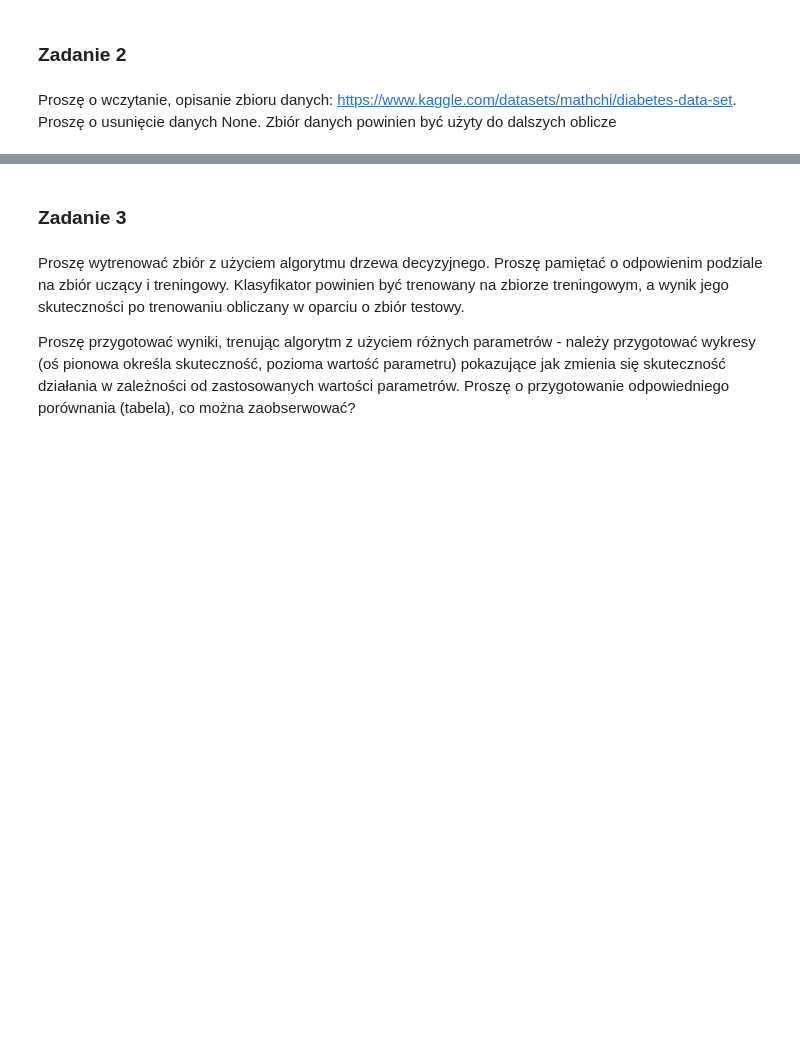
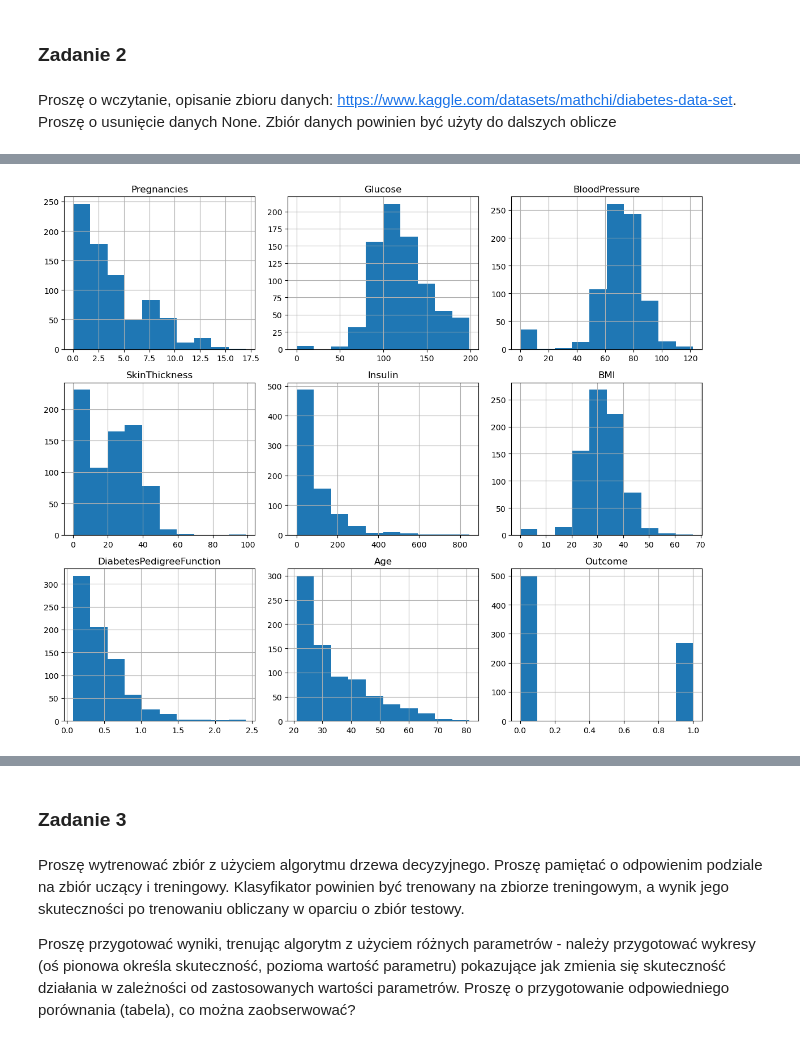
Before and after one commit to kamazur2002/pk_machine_learning, a Jupyter notebook: decision_tree/160803_Kamila_Zur_Decission_Tree.ipynb, the cells around one changed output, grey strips where cells are left out. Drawn from its saved outputs; the diff is of its cells as text; code cells hidden in the pictures; blank space fills up the shorter version.

```diff
--- a/decision_tree/160803_Kamila_Zur_Decission_Tree.ipynb
+++ b/decision_tree/160803_Kamila_Zur_Decission_Tree.ipynb
@@ -127,0 +137,9 @@ Proszę o wczytanie, opisanie zbioru danych: https://www.kaggle.com/datasets/mat
+# %%
+import kagglehub
+import os
+
+path = kagglehub.dataset_download("mathchi/diabetes-data-set")
+
+csv_path = os.path.join(path, "diabetes.csv")
+diabetes = pd.read_csv(csv_path)
+diabetes.head()
@@ -127,0 +195,8 @@ Proszę o wczytanie, opisanie zbioru danych: https://www.kaggle.com/datasets/mat
+# %%
+import matplotlib.pyplot as plt
+
+diabetes.hist(figsize=(12, 10))
+plt.tight_layout()
+plt.show()
+# %% [output]
+[figure, added]
```
Also changed, not shown: parts of 35 cells of this notebook.
